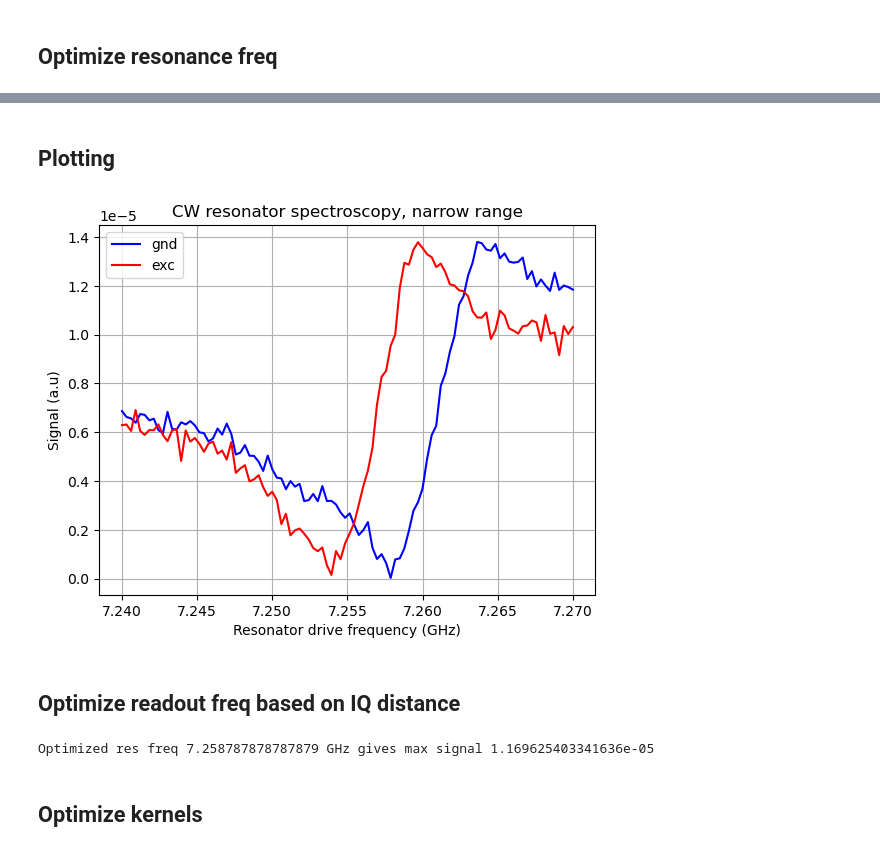
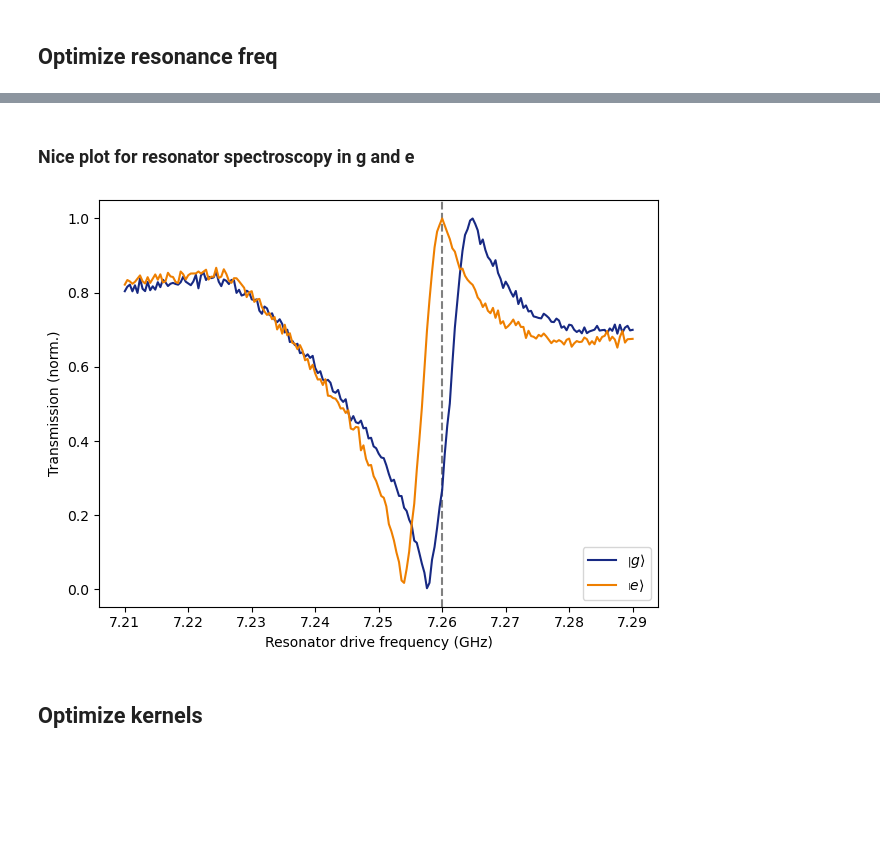
Before and after one commit to ngchihuan/Tune_up_scripts, a Jupyter notebook: Tune_Up_Active_Reset.ipynb, the cells around one changed output, grey strips where cells are left out. Drawn from its saved outputs; the diff is of its cells as text; code cells hidden in the pictures; blank space fills up the shorter version.

```diff
--- a/Tune_Up_Active_Reset.ipynb
+++ b/Tune_Up_Active_Reset.ipynb
@@ -795,7 +846,7 @@ def qubit_gaussian_halfpi_pulse(qubit):
 detuning_freq = .3e6
 # %%
 delay_sweep = LinearSweepParameter(uid="delay_sweep", start=0, stop=40e-6, count=151)
-ramsey_exp = ramsey_parallel(transmon_list, qubit_gaussian_halfpi_pulse, integration_kernel, readout_pulse, delay_sweep, num_averages=2**10, detuning=detuning_freq, cal_trace=False)
+ramsey_exp = ramsey_parallel(transmon_list, qubit_gaussian_halfpi_pulse, integration_kernel, readout_pulse, delay_sweep, num_averages=2**10, detuning=detuning_freq, cal_trace=True)
 session.connect(reset_devices=True)
 compiled_exp = session.compile(ramsey_exp)
 res_ramsey=session.run(compiled_exp)
@@ -831,10 +941,10 @@ gnd_cw = resonator_spectroscopy_g_vs_e(
     drive_pulse = None,
     readout_pulse=readout_gauss_square_pulse,
     integration_kernel=integration_kernel,
-    frequency_sweep = create_freq_sweep(f"{transmon_list[0].uid}_sweep_g", 240e6, 270e6, 100),
+    frequency_sweep = create_freq_sweep(f"{transmon_list[0].uid}_sweep_g", 210e6, 290e6, 201),
     measure_range=-25,
     acquire_range=-5,
-    num_averages=2**13,
+    num_averages=2**12,
 )
 session.connect(do_emulation=emulate, reset_devices=True)
 compiled_gnd_cw = session.compile(gnd_cw)
@@ -866,10 +976,10 @@ excitation_cw = resonator_spectroscopy_g_vs_e(
     drive_pulse = qubit_drive_pulse,
     readout_pulse=readout_gauss_square_pulse,
     integration_kernel=integration_kernel,
-    frequency_sweep = create_freq_sweep(f"{transmon_list[0].uid}_sweep_e", 240e6, 270e6, 100),
+    frequency_sweep = create_freq_sweep(f"{transmon_list[0].uid}_sweep_e", 210e6, 290e6, 201),
     measure_range=-25,
     acquire_range=-5,
-    num_averages=2**13,
+    num_averages=2**12,
 )
 session.connect(do_emulation=emulate, reset_devices=True)
 compiled_excitation_cw = session.compile(excitation_cw)
@@ -897,0 +1010,4 @@ excitation_cw_results = session.run(compiled_excitation_cw)
+# %%
+gnd_signal = gnd_cw_results.get_data("resonator_spectroscopy_q0")
+exc_signal = excitation_cw_results.get_data("resonator_spectroscopy_q0")
+full_sweep = gnd_cw_results.get_axis("resonator_spectroscopy_q0")[0] + lo_frequency
@@ -898,2 +1051,2 @@ excitation_cw_results = session.run(compiled_excitation_cw)
 # %% [markdown]
-## Plotting
+### Nice plot for resonator spectroscopy in g and e
@@ -905,24 +1053,20 @@ full_sweep = gnd_cw_results.get_axis("resonator_spectroscopy_q0")[0] + lo_freque
 # %%
-lo_frequency2 = excitation_cw_results.experiment.signals["measure_q0"].calibration.local_oscillator.frequency
+lo_frequency = gnd_cw_results.experiment.signals["measure_q0"].calibration.local_oscillator.frequency
+
+gnd_signal = abs(gnd_cw_results.get_data("resonator_spectroscopy_q0"))
+
+gnd_signal = gnd_signal/max(gnd_signal)
 
 exc_signal = abs(excitation_cw_results.get_data("resonator_spectroscopy_q0"))
 full_sweep2 = excitation_cw_results.get_axis("resonator_spectroscopy_q0")[0] + lo_frequency
+exc_signal = exc_signal/max(exc_signal)
 
-plt.plot(full_sweep/1e9, gnd_signal, label="gnd",color='blue')
-plt.plot(full_sweep2/1e9, exc_signal, label="exc", color='red')
+plt.plot(full_sweep/1e9, gnd_signal, label=r"$\left| g\right\rangle$", color=dark_blue_color_zi)
+plt.plot(full_sweep2/1e9, exc_signal, label=r"$\left| e\right\rangle$", color=orange_color_zi)
+plt.axvline(x=opt_res_freq/1e9, linestyle='--', color = 'grey', zorder=-1)
 plt.xlabel("Resonator drive frequency (GHz)")
-plt.ylabel("Signal (a.u)")
-plt.title("CW resonator spectroscopy, narrow range")
-plt.legend()
-plt.grid()
+plt.ylabel("Transmission (norm.)")
+plt.legend(loc = "lower right")
+plt.tight_layout()
 # %% [output]
-[figure, old version]
+[figure, new version]
-# %% [markdown]
-## Optimize readout freq based on IQ distance
-# %%
-diff_res_signal = abs(exc_signal - gnd_signal)
-max_res_signal = np.max(diff_res_signal)
-opt_res_freq = full_sweep[np.argmax(diff_res_signal)]
-print(f"Optimized res freq {opt_res_freq/1e9} GHz gives max signal {max_res_signal}")
-# %% [output]
-Optimized res freq 7.258787878787879 GHz gives max signal 1.169625403341636e-05
```
Also changed, not shown: parts of 70 cells of this notebook, 1 other file.
